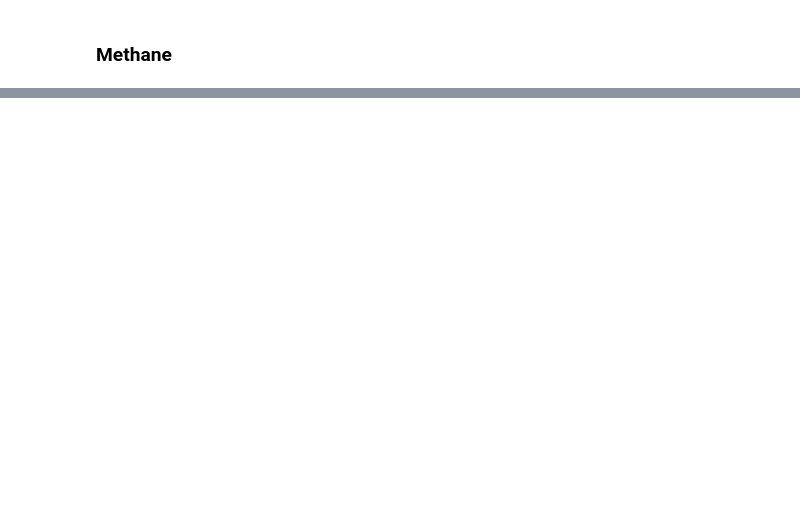
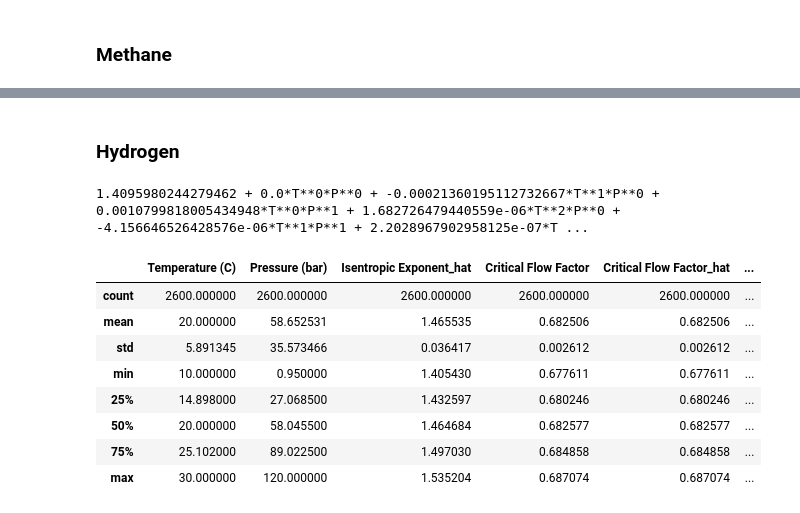
Before and after one commit to josephmcg16/primary-gas-fluid-properties, a Jupyter notebook: post_process.ipynb, the cells around one changed output, grey strips where cells are left out. Drawn from its saved outputs; the diff is of its cells as text; code cells hidden in the pictures; blank space fills up the shorter version.

Commit message:
Critical flow factor post process.

```diff
--- a/post_process.ipynb
+++ b/post_process.ipynb
@@ -343,0 +376,31 @@ df_isentropic_exponent.describe()
+# %% [markdown]
+### Hydrogen
+# %%
+"""Critical Flow Factor Fit Example Code with inputs for temperature and pressure in degrees Celsius and bar(a), respectively."""
+
+from fit_fluid_properties import fit_critical_flow_factor
+
+params = {
+    "reference_data_directory": "data",
+    "reference_data_filename": "H2 Nist Properties 0.95-120 bar.xlsx",
+    "reference_fluid": "H2",
+    "model_poly_degree": 5,
+}
+
+df_critical_flow_factor, functional_form_text_critical_flow_factor = (
+    fit_critical_flow_factor(params)
+)
+
+print(functional_form_text_critical_flow_factor)
+df_critical_flow_factor.describe()
+# %% [output]
+1.4095980244279462 + 0.0*T**0*P**0 + -0.00021360195112732667*T**1*P**0 + 0.0010799818005434948*T**0*P**1 + 1.682726479440559e-06*T**2*P**0 + -4.156646526428576e-06*T**1*P**1 + 2.2028967902958125e-07*T ...
+|  | Temperature (C) | Pressure (bar) | Isentropic Exponent_hat | Critical Flow Factor | Critical Flow Factor_hat | ... |
+| count | 2600.000000 | 2600.000000 | 2600.000000 | 2600.000000 | 2600.000000 | ... |
+| mean | 20.000000 | 58.652531 | 1.465535 | 0.682506 | 0.682506 | ... |
+| std | 5.891345 | 35.573466 | 0.036417 | 0.002612 | 0.002612 | ... |
+| min | 10.000000 | 0.950000 | 1.405430 | 0.677611 | 0.677611 | ... |
+| 25% | 14.898000 | 27.068500 | 1.432597 | 0.680246 | 0.680246 | ... |
+| 50% | 20.000000 | 58.045500 | 1.464684 | 0.682577 | 0.682577 | ... |
+| 75% | 25.102000 | 89.022500 | 1.497030 | 0.684858 | 0.684858 | ... |
+| max | 30.000000 | 120.000000 | 1.535204 | 0.687074 | 0.687074 | ... |
```
Also changed, not shown: parts of 15 cells of this notebook.
